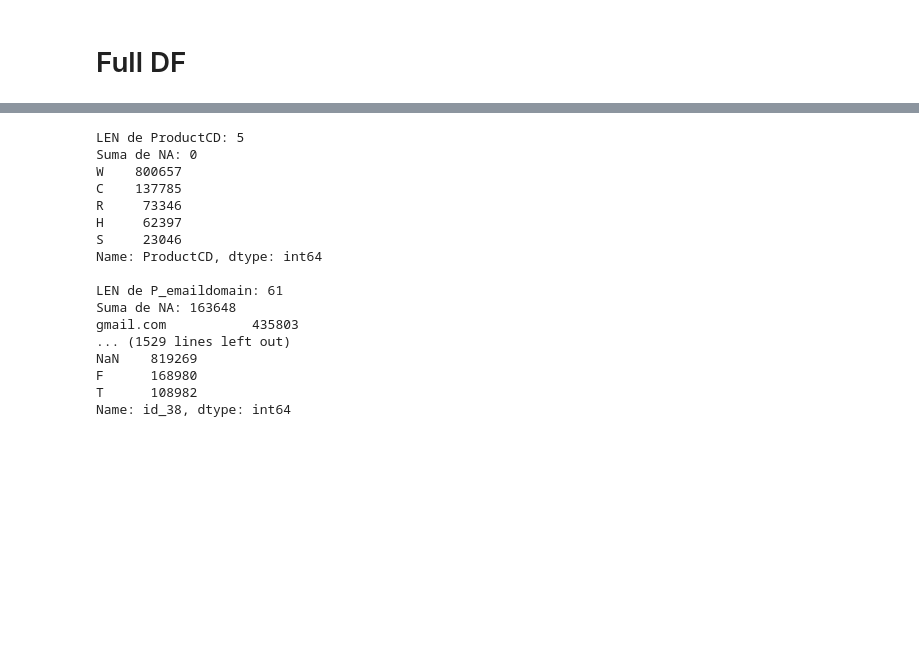
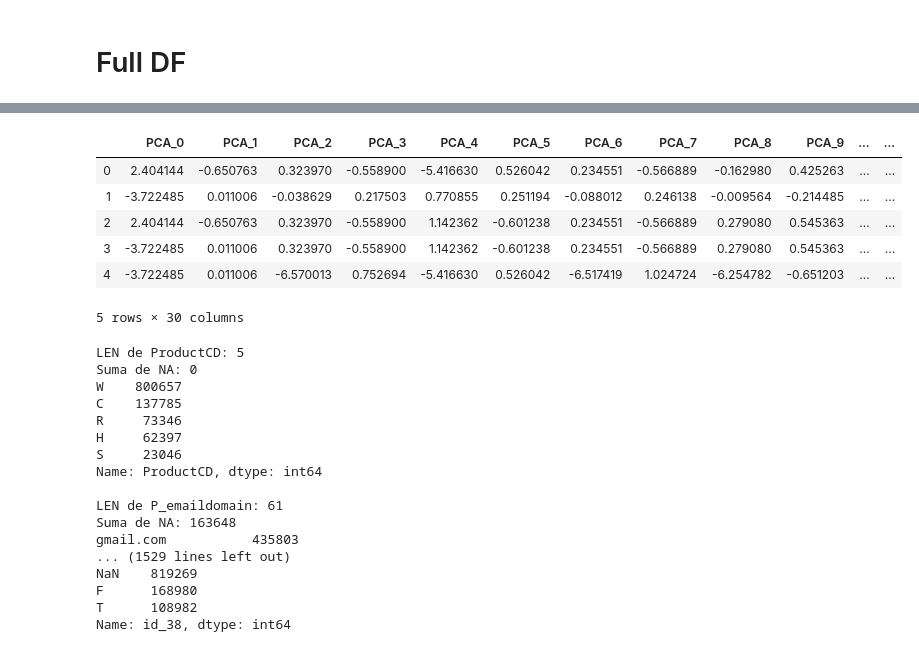
Before and after one commit to rodgomrod/kaggle_ieee_fraud, a Jupyter notebook: train_test_generator.ipynb, the cells around one changed output, grey strips where cells are left out. Cells and saved outputs as stored; diff of their text form; code cells hidden in the pictures; blank space fills up the shorter version.

```diff
--- a/train_test_generator.ipynb
+++ b/train_test_generator.ipynb
@@ -344,3 +437,14 @@ gc.collect()
+# %%
+X.columns = ['PCA_{}'.format(i) for i in range(X.shape[1])]
+X.head()
+# %% [output]
+|  | PCA_0 | PCA_1 | PCA_2 | PCA_3 | PCA_4 | PCA_5 | PCA_6 | PCA_7 | PCA_8 | PCA_9 | ... | ... |
+| 0 | 2.404144 | -0.650763 | 0.323970 | -0.558900 | -5.416630 | 0.526042 | 0.234551 | -0.566889 | -0.162980 | 0.425263 | ... | ... |
+| 1 | -3.722485 | 0.011006 | -0.038629 | 0.217503 | 0.770855 | 0.251194 | -0.088012 | 0.246138 | -0.009564 | -0.214485 | ... | ... |
+| 2 | 2.404144 | -0.650763 | 0.323970 | -0.558900 | 1.142362 | -0.601238 | 0.234551 | -0.566889 | 0.279080 | 0.545363 | ... | ... |
+| 3 | -3.722485 | 0.011006 | 0.323970 | -0.558900 | 1.142362 | -0.601238 | 0.234551 | -0.566889 | 0.279080 | 0.545363 | ... | ... |
+| 4 | -3.722485 | 0.011006 | -6.570013 | 0.752694 | -5.416630 | 0.526042 | -6.517419 | 1.024724 | -6.254782 | -0.651203 | ... | ... |
+5 rows × 30 columns
 # %%
 for ft in cat_ft:
     v_c = df[ft].value_counts(dropna=False)
```
Also changed, not shown: parts of 41 cells of this notebook, 2 other files.
